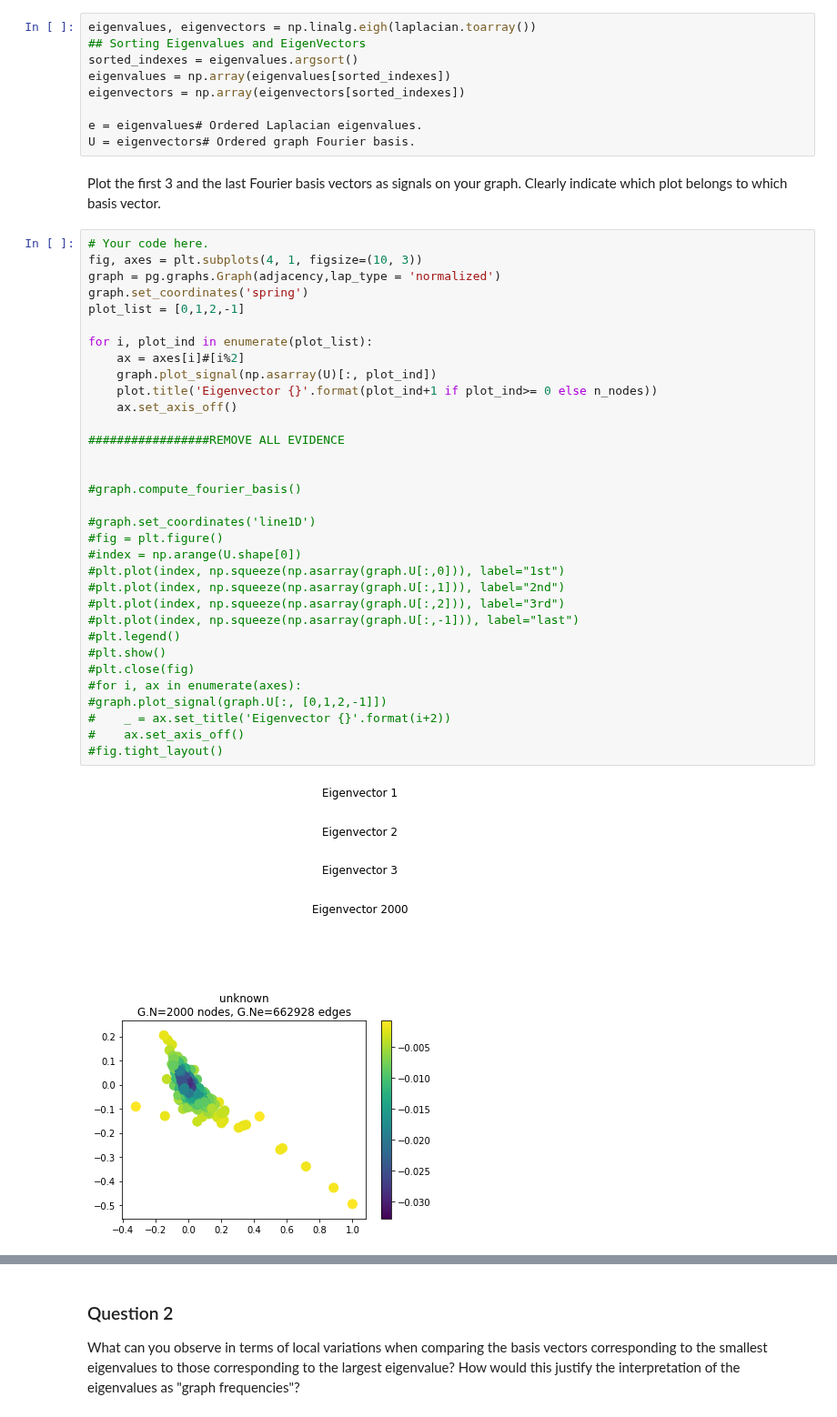
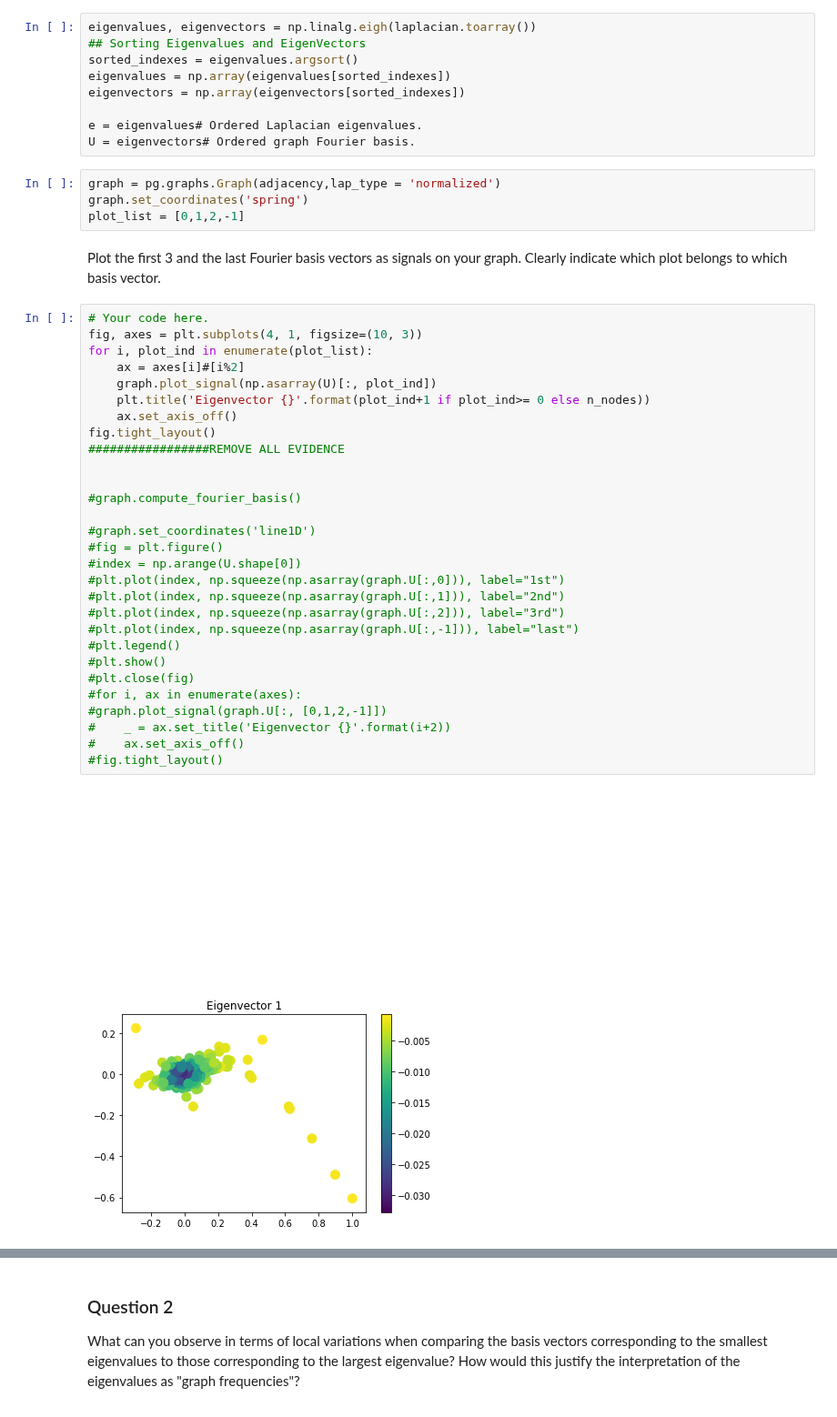
Before and after one commit to senakicir/ntds_project, a Jupyter notebook: 4_graph_signal_processing.ipynb, the cells around one changed output, grey strips where cells are left out. Shown at 91% size. Saved outputs shown, nothing was run; the diff lists cells and outputs as text.

```diff
--- a/4_graph_signal_processing.ipynb
+++ b/4_graph_signal_processing.ipynb
@@ -134,41 +134,41 @@ eigenvectors = np.array(eigenvectors[sorted_indexes])
 
 e = eigenvalues# Ordered Laplacian eigenvalues.
 U = eigenvectors# Ordered graph Fourier basis.
+# %%
+graph = pg.graphs.Graph(adjacency,lap_type = 'normalized')
+graph.set_coordinates('spring')
+plot_list = [0,1,2,-1]
 # %% [markdown]
 Plot the first 3 and the last Fourier basis vectors as signals on your graph. Clearly indicate which plot belongs to which basis vector.
 # %%
 # Your code here.
 fig, axes = plt.subplots(4, 1, figsize=(10, 3))
-graph = pg.graphs.Graph(adjacency,lap_type = 'normalized')
-graph.set_coordinates('spring')
-plot_list = [0,1,2,-1]
-
 for i, plot_ind in enumerate(plot_list):
     ax = axes[i]#[i%2]
     graph.plot_signal(np.asarray(U)[:, plot_ind])
-    plot.title('Eigenvector {}'.format(plot_ind+1 if plot_ind>= 0 else n_nodes))
+    plt.title('Eigenvector {}'.format(plot_ind+1 if plot_ind>= 0 else n_nodes))
     ax.set_axis_off()
-
+fig.tight_layout()
 #################REMOVE ALL EVIDENCE
 
 
 #graph.compute_fourier_basis()
 
 #graph.set_coordinates('line1D')
 #fig = plt.figure()
 #index = np.arange(U.shape[0])
 #plt.plot(index, np.squeeze(np.asarray(graph.U[:,0])), label="1st")
 #plt.plot(index, np.squeeze(np.asarray(graph.U[:,1])), label="2nd")
 #plt.plot(index, np.squeeze(np.asarray(graph.U[:,2])), label="3rd")
 #plt.plot(index, np.squeeze(np.asarray(graph.U[:,-1])), label="last")
 #plt.legend()
 #plt.show()
 #plt.close(fig)
 #for i, ax in enumerate(axes):
 #graph.plot_signal(graph.U[:, [0,1,2,-1]])
 #    _ = ax.set_title('Eigenvector {}'.format(i+2))
 #    ax.set_axis_off()
 #fig.tight_layout()
 # %% [output]
-[figure, old version]
+[figure, new version]
-[figure, old version]
+[figure, new version]
```
Also changed, not shown: parts of 14 cells of this notebook.
